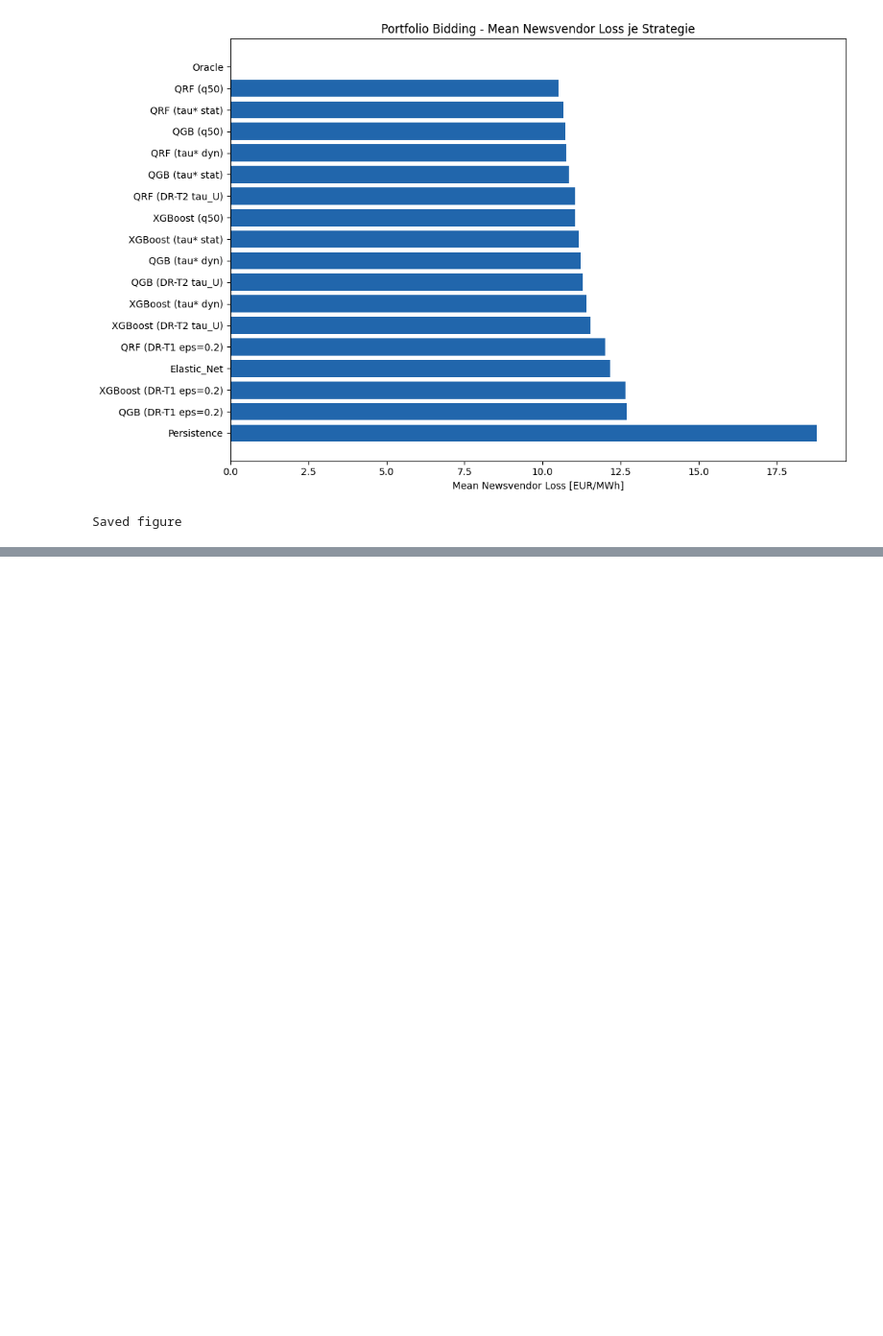
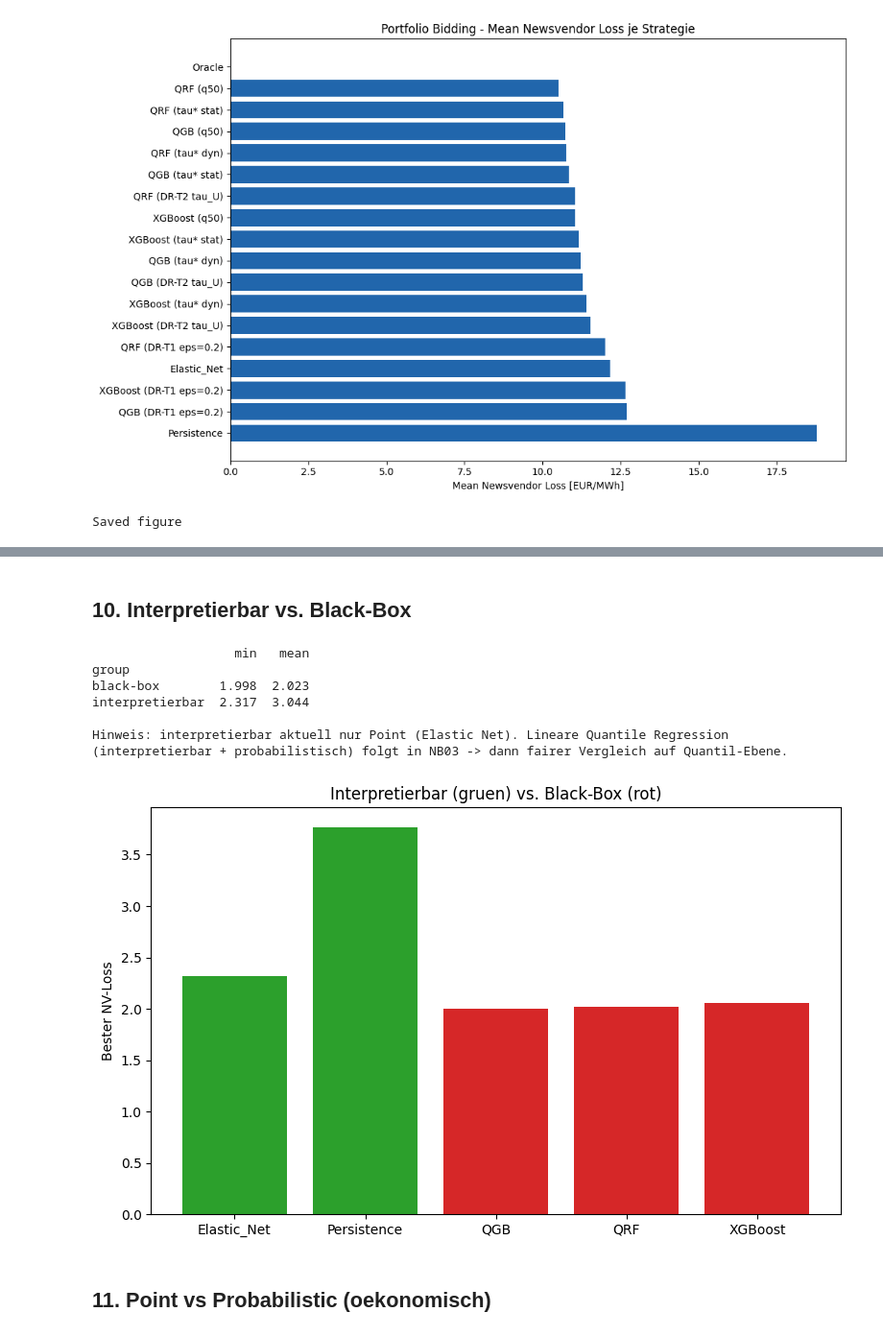
Before and after one commit to noahweis-uni/wind_bidding_project, a Jupyter notebook: notebooks/04_bidding_evaluation.ipynb, the cells around one changed output, grey strips where cells are left out. Shown at 96% size. Cells and saved outputs as stored; diff of their text form; code cells hidden in the pictures; blank space fills up the shorter version.

```diff
--- a/notebooks/04_bidding_evaluation.ipynb
+++ b/notebooks/04_bidding_evaluation.ipynb
@@ -239,0 +309,26 @@ Saved figure
+# %% [markdown]
+## 10. Interpretierbar vs. Black-Box
+# %%
+# Interpretierbar vs. Black-Box (oekonomisch)
+GROUPS = {"Persistence": "interpretierbar", "Elastic_Net": "interpretierbar",
+          "XGBoost": "black-box", "QGB": "black-box", "QRF": "black-box"}
+econ_best["group"] = econ_best["model"].map(GROUPS)
+print(econ_best.groupby("group")["econ_nv_loss"].agg(["min", "mean"]).round(3))
+print("\nHinweis: interpretierbar aktuell nur Point (Elastic Net). Lineare Quantile Regression")
+print("(interpretierbar + probabilistisch) folgt in NB03 -> dann fairer Vergleich auf Quantil-Ebene.")
+fig, ax = plt.subplots(figsize=(8, 5))
+colors = ["#2ca02c" if GROUPS[m] == "interpretierbar" else "#d62728" for m in econ_best["model"]]
+ax.bar(econ_best["model"], econ_best["econ_nv_loss"], color=colors)
+ax.set_ylabel("Bester NV-Loss"); ax.set_title("Interpretierbar (gruen) vs. Black-Box (rot)")
+plt.tight_layout(); plt.savefig(FIGURES_DIR / "interpretable_vs_blackbox.png", dpi=150); plt.show()
+# %% [output]
+                   min   mean
+group
+black-box        1.998  2.023
+interpretierbar  2.317  3.044
+
+Hinweis: interpretierbar aktuell nur Point (Elastic Net). Lineare Quantile Regression
+(interpretierbar + probabilistisch) folgt in NB03 -> dann fairer Vergleich auf Quantil-Ebene.
+[figure, added]
+# %% [markdown]
+## 11. Point vs Probabilistic (oekonomisch)
```
Also changed, not shown: parts of 7 cells of this notebook, 11 other files.
